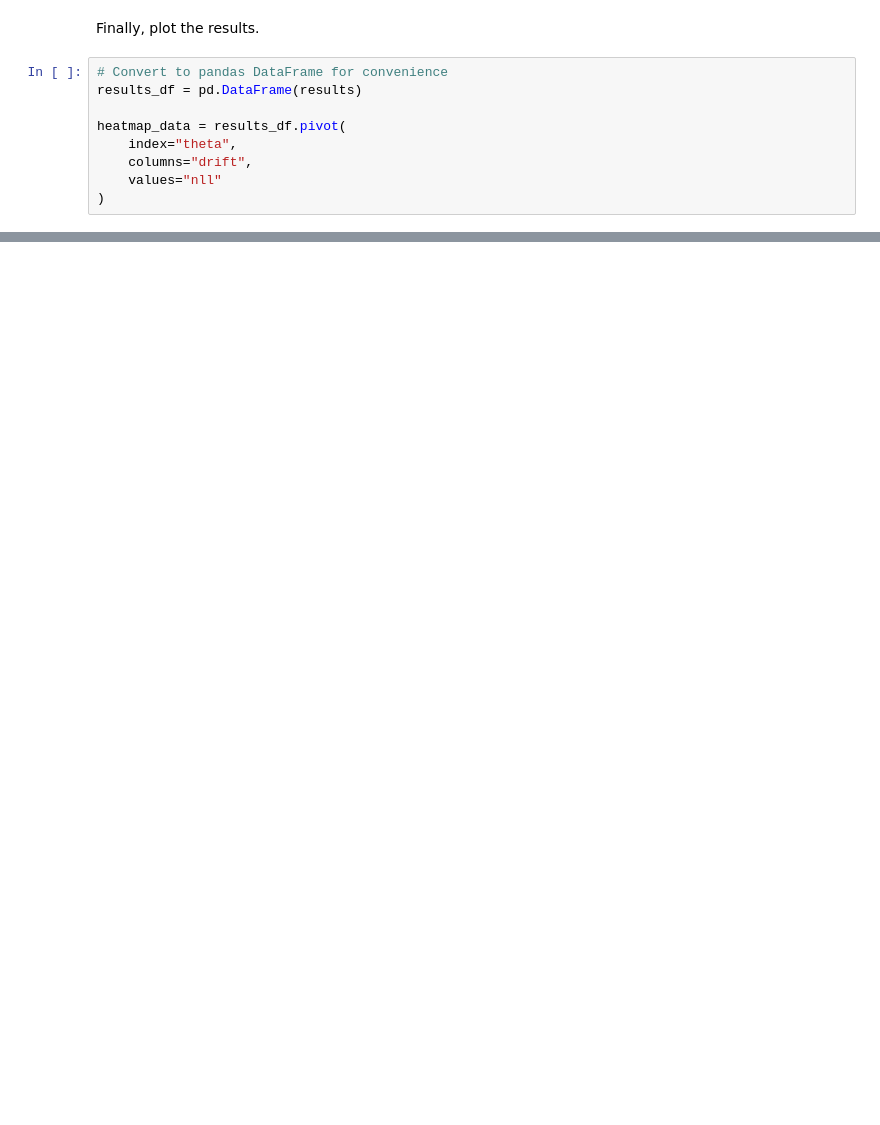
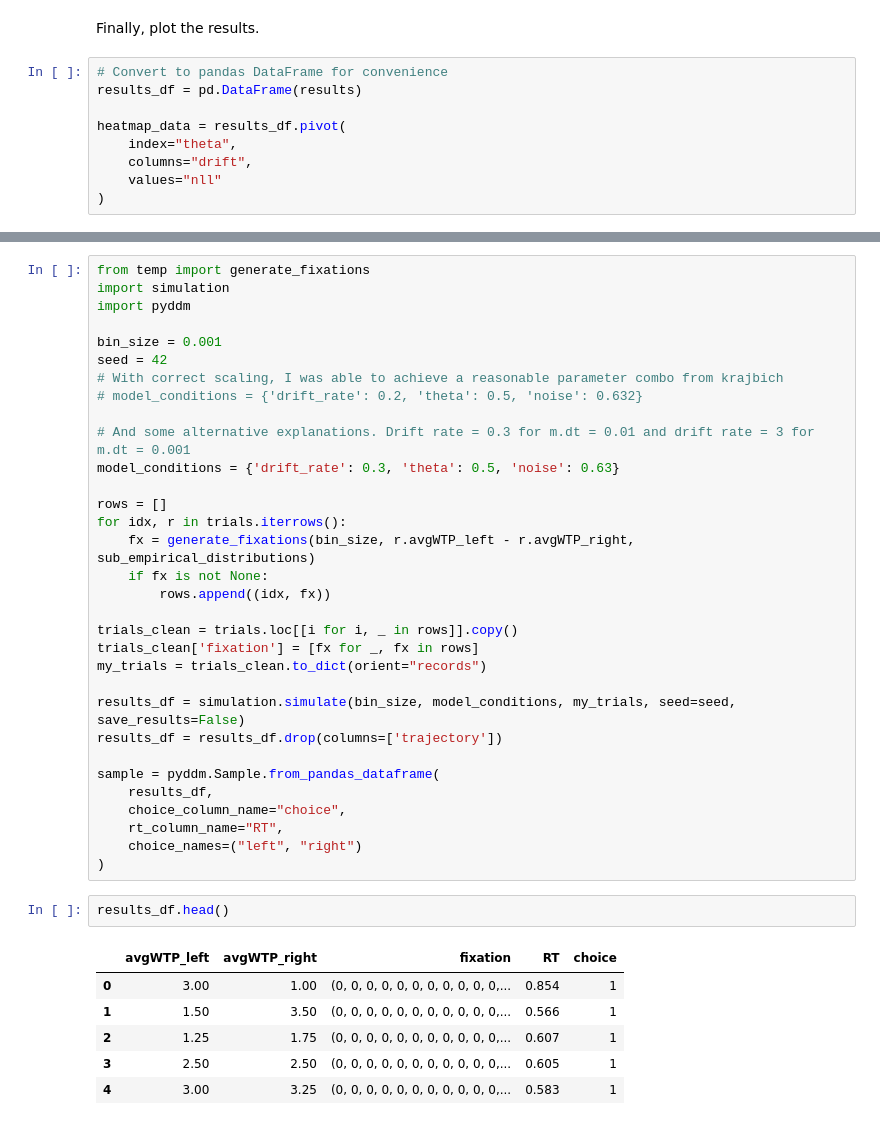
Before and after one commit to Hehesh/DDM, a Jupyter notebook: grid_search.ipynb, the cells around one changed output, grey strips where cells are left out. Drawn from its saved outputs; the diff is of its cells as text; blank space fills up the shorter version.

```diff
--- a/grid_search.ipynb
+++ b/grid_search.ipynb
@@ -155,0 +203,41 @@ plt.show()
+# %%
+from temp import generate_fixations
+import simulation
+import pyddm
+
+bin_size = 0.001
+seed = 42
+# With correct scaling, I was able to achieve a reasonable parameter combo from krajbich
+# model_conditions = {'drift_rate': 0.2, 'theta': 0.5, 'noise': 0.632}
+
+# And some alternative explanations. Drift rate = 0.3 for m.dt = 0.01 and drift rate = 3 for m.dt = 0.001
+model_conditions = {'drift_rate': 0.3, 'theta': 0.5, 'noise': 0.63}
+
+rows = []
+for idx, r in trials.iterrows():
+    fx = generate_fixations(bin_size, r.avgWTP_left - r.avgWTP_right, sub_empirical_distributions)
+    if fx is not None:
+        rows.append((idx, fx))
+
+trials_clean = trials.loc[[i for i, _ in rows]].copy()
+trials_clean['fixation'] = [fx for _, fx in rows]
+my_trials = trials_clean.to_dict(orient="records")
+
+results_df = simulation.simulate(bin_size, model_conditions, my_trials, seed=seed, save_results=False)
+results_df = results_df.drop(columns=['trajectory'])
+
+sample = pyddm.Sample.from_pandas_dataframe(
+    results_df,
+    choice_column_name="choice",
+    rt_column_name="RT",
+    choice_names=("left", "right")
+)
+# %%
+results_df.head()
+# %% [output]
+|  | avgWTP_left | avgWTP_right | fixation | RT | choice |
+| 0 | 3.00 | 1.00 | (0, 0, 0, 0, 0, 0, 0, 0, 0, 0, 0,... | 0.854 | 1 |
+| 1 | 1.50 | 3.50 | (0, 0, 0, 0, 0, 0, 0, 0, 0, 0, 0,... | 0.566 | 1 |
+| 2 | 1.25 | 1.75 | (0, 0, 0, 0, 0, 0, 0, 0, 0, 0, 0,... | 0.607 | 1 |
+| 3 | 2.50 | 2.50 | (0, 0, 0, 0, 0, 0, 0, 0, 0, 0, 0,... | 0.605 | 1 |
+| 4 | 3.00 | 3.25 | (0, 0, 0, 0, 0, 0, 0, 0, 0, 0, 0,... | 0.583 | 1 |
```
Also changed, not shown: parts of 10 cells of this notebook, 4 other files.
